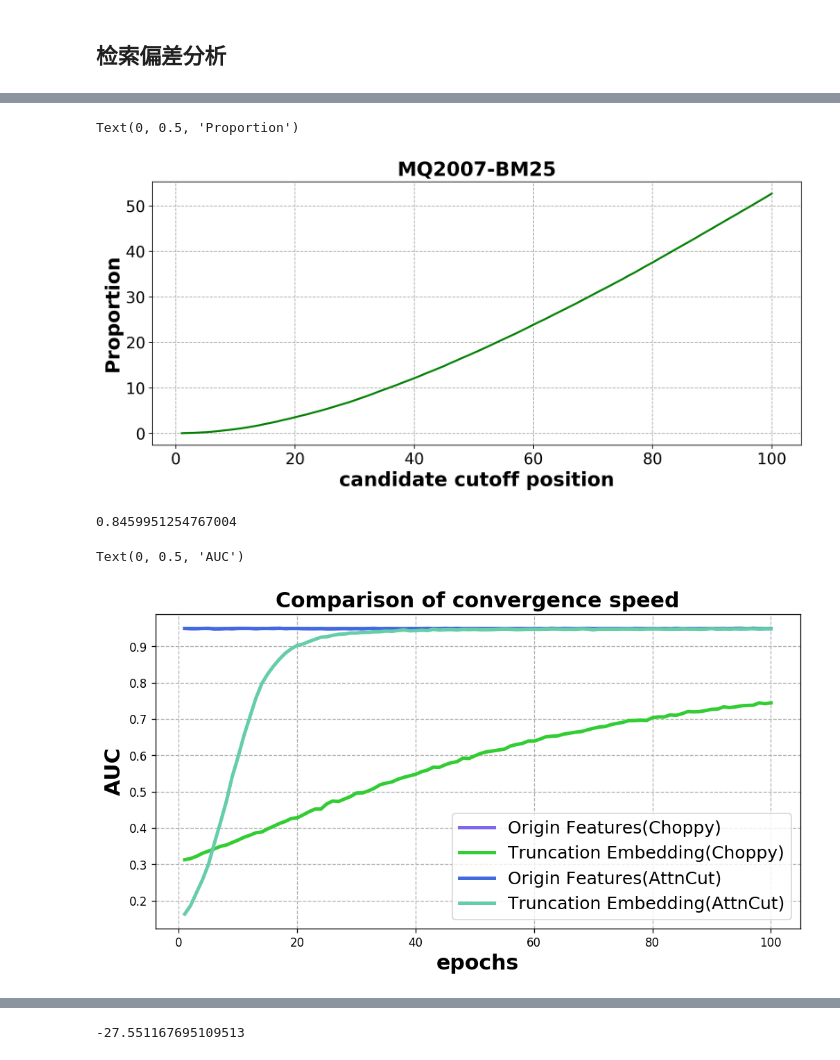
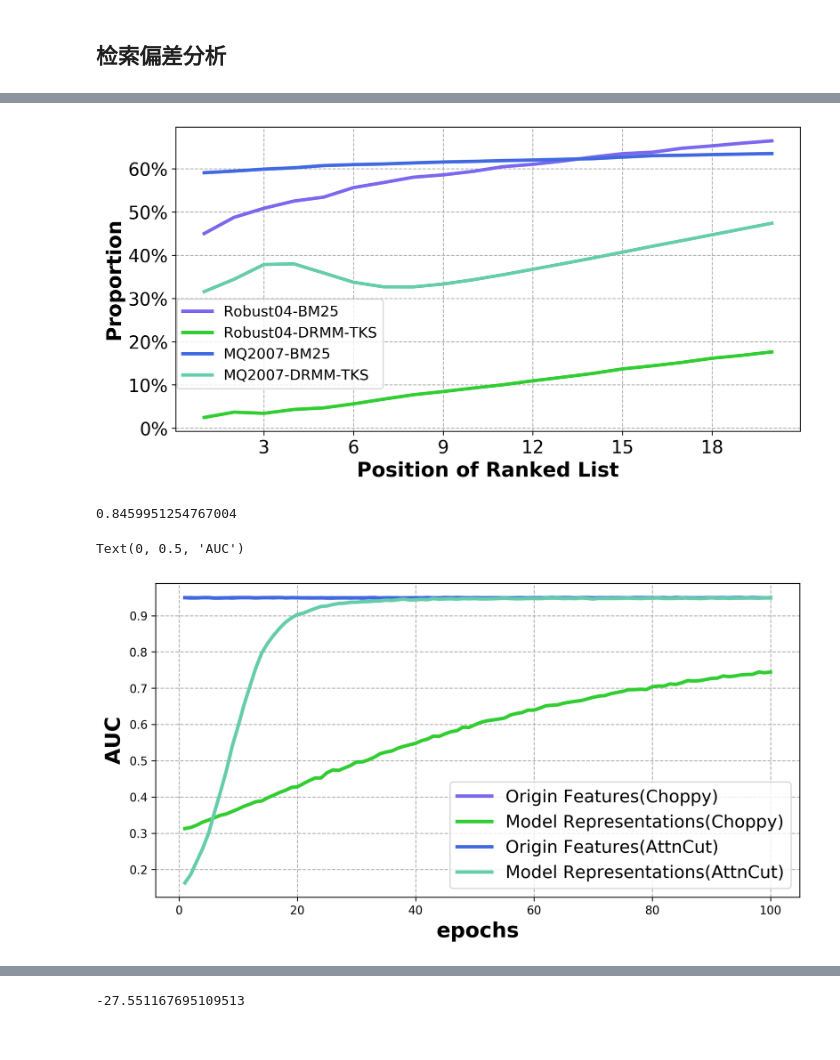
Before and after one commit to Woody5962/Ranked-List-Truncation, a Jupyter notebook: Baseline/Truncation_analysis.ipynb, the cells around one changed output, grey strips where cells are left out. Saved outputs shown, nothing was run; the diff lists cells and outputs as text; code cells hidden in the pictures.

```diff
--- a/Baseline/Truncation_analysis.ipynb
+++ b/Baseline/Truncation_analysis.ipynb
@@ -154,20 +159,34 @@ len(p)
+# %%
+p1 = p
+# %%
+p2 = p
+# %%
+p3 = p
+# %%
+p4 = p
 # %%
 from matplotlib.ticker import FuncFormatter
+from matplotlib.ticker import MaxNLocator
 
-x = list(range(1, 101))
-plt.figure(figsize=(12,5), dpi=300)
+x = list(range(1, 21))
+plt.figure(figsize=(10,5), dpi=300)
 plt.grid(linestyle = "--")
-plt.plot(x,p[:100], color="green",linewidth=2.)
-plt.title('MQ2007-BM25', fontsize=20,fontweight='bold')
+
+plt.plot(x,p1[:20], color="mediumslateblue",linewidth=3., label='Robust04-BM25')
+plt.plot(x,p2[:20], color="limegreen",linewidth=3., label='Robust04-DRMM-TKS')
+plt.plot(x,p3[:20], color="royalblue",linewidth=3., label='MQ2007-BM25')
+plt.plot(x,p4[:20], color="mediumaquamarine",linewidth=3., label='MQ2007-DRMM-TKS')
+plt.legend(fontsize=13, loc = (0.002, 0.14))
 plt.tick_params(labelsize=16)
-plt.xlabel('candidate cutoff position', fontsize=20,fontweight='bold')
-plt.ylabel('Proportion', fontsize=20,fontweight='bold')
+
+plt.xlabel('Position of Ranked List', fontsize=18,fontweight='bold')
+plt.ylabel('Proportion', fontsize=18,fontweight='bold')
 
 
-# def to_percent(temp, position):
-#     return '%1.0f'%(100*temp) + '%'
-# plt.gca().yaxis.set_major_formatter(FuncFormatter(to_percent))
+def to_percent(temp, position):
+    return '%1.0f'%(100*temp) + '%'
+plt.gca().yaxis.set_major_formatter(FuncFormatter(to_percent))
+plt.gca().xaxis.set_major_locator(MaxNLocator(integer=True))
 # %% [output]
-Text(0, 0.5, 'Proportion')
-[figure, old version]
+[figure, new version]
 # %%
@@ -183,19 +202,19 @@ pre_train_at[15]
 from matplotlib.ticker import FuncFormatter
 
 x = list(range(1, 101))
-plt.figure(figsize=(10,5), dpi=120)
+plt.figure(figsize=(10,5), dpi=300)
 plt.grid(linestyle = "--")
 
 plt.plot(x,direct_ch[:100], color="mediumslateblue",linewidth=3.,label='Origin Features(Choppy)')
-plt.plot(x,pre_train_ch[:100], color="limegreen",linewidth=3.,label='Truncation Embedding(Choppy)')
+plt.plot(x,pre_train_ch[:100], color="limegreen",linewidth=3.,label='Model Representations(Choppy)')
 plt.plot(x,direct_at[:100], color="royalblue",linewidth=3.,label='Origin Features(AttnCut)')
-plt.plot(x,pre_train_at[:100], color="mediumaquamarine",linewidth=3.,label='Truncation Embedding(AttnCut)')
+plt.plot(x,pre_train_at[:100], color="mediumaquamarine",linewidth=3.,label='Model Representations(AttnCut)')
 plt.legend(fontsize=15)
 
-plt.title('Comparison of convergence speed', fontsize=18,fontweight='bold')
+# plt.title('Comparison of the convergence effect', fontsize=18,fontweight='bold')
 plt.xlabel('epochs', fontsize=18,fontweight='bold')
 plt.ylabel('AUC', fontsize=18,fontweight='bold')
 # %% [output]
 Text(0, 0.5, 'AUC')
-[figure, old version]
+[figure, new version]
 # %%
```
Also changed, not shown: parts of 8 cells of this notebook, 32 other files.
